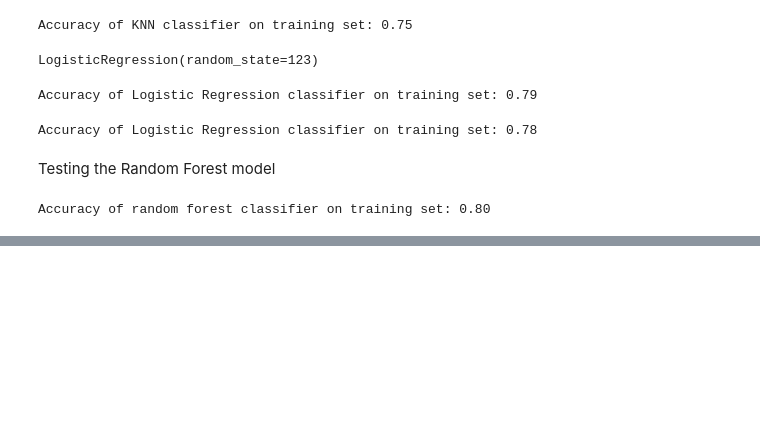
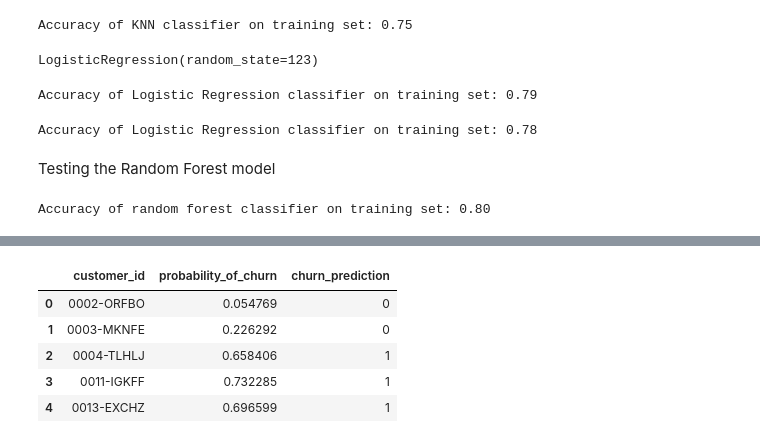
Before and after one commit to BManoff/telco-churn-project, a Jupyter notebook: explore.ipynb, the cells around one changed output, grey strips where cells are left out. Cells and saved outputs as stored; diff of their text form; code cells hidden in the pictures; blank space fills up the shorter version.

```diff
--- a/explore.ipynb
+++ b/explore.ipynb
@@ -746 +744,11 @@ df
+# %%
+df_final_pred.head()
+# making sure things look right
+# %% [output]
+|  | customer_id | probability_of_churn | churn_prediction |
+| 0 | 0002-ORFBO | 0.054769 | 0 |
+| 1 | 0003-MKNFE | 0.226292 | 0 |
+| 2 | 0004-TLHLJ | 0.658406 | 1 |
+| 3 | 0011-IGKFF | 0.732285 | 1 |
+| 4 | 0013-EXCHZ | 0.696599 | 1 |
 # %%
```
Also changed, not shown: parts of 18 cells of this notebook, 3 other files.
